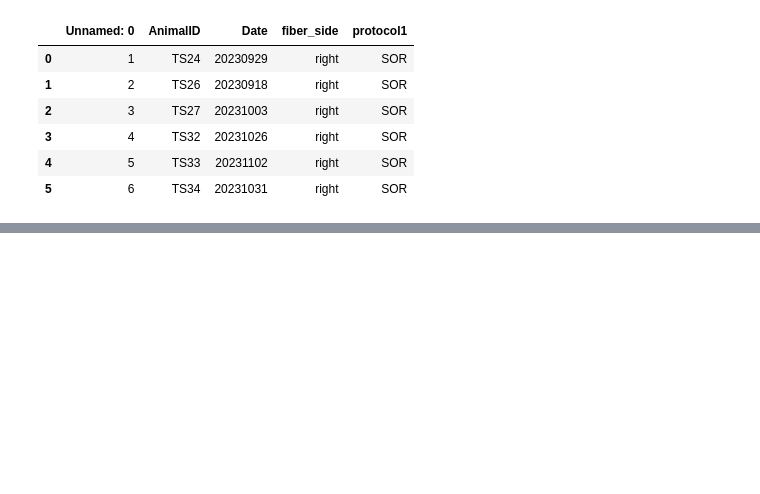
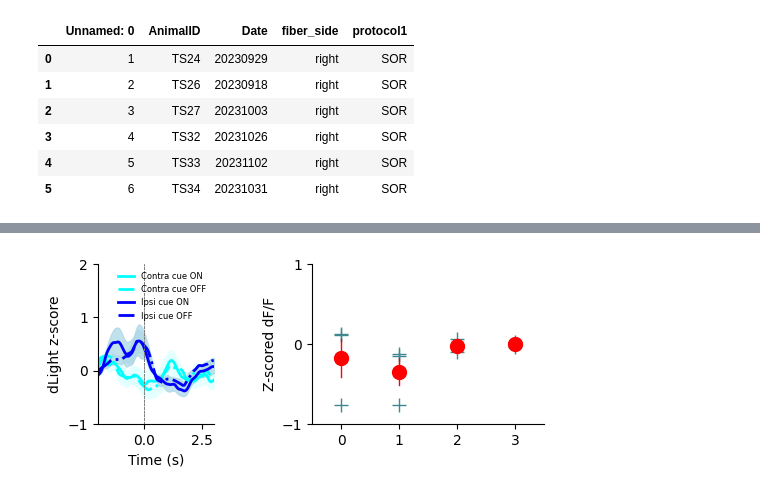
Before and after one commit to SainsburyWellcomeCentre/SJLab_APE_paper, a Jupyter notebook: docs/figures_notebooks/Figure_ED5_ST.ipynb, the cells around one changed output, grey strips where cells are left out. Saved outputs shown, nothing was run; the diff lists cells and outputs as text; code cells hidden in the pictures; blank space fills up the shorter version.

```diff
--- a/docs/figures_notebooks/Figure_ED5_ST.ipynb
+++ b/docs/figures_notebooks/Figure_ED5_ST.ipynb
@@ -165,0 +186,93 @@ Return trials: 103 cue on, 77 cue off, total cue on % : 57.22
+# %%
+all_group_data = {'SOR_return_cueON_contra': [], 'SOR_return_cueOFF_contra': [], 'SOR_return_cueON_ipsi': [], 'SOR_return_cueOFF_ipsi': []}
+
+APE_choice_peak_values = []
+return_contra_cue_on_values = []
+return_contra_cue_off_values = []
+return_ipsi_cue_on_values = []
+return_ipsi_cue_off_values = []
+
+for i, mouse in enumerate(info['AnimalID']):
+    date = str(info['Date'][i])
+    fiber_side = info['fiber_side'][i]
+    protocol = info['protocol1'][i]
+    dataset_names = []
+    nr_return_trials_cue_on = 0
+    nr_return_trials_cue_off = 0
+    CoT_trial_dataname = mouse + '_' + date + '_restructured_data.pkl'
+    CoT_photo_dataname = mouse + '_' + date + '_smoothed_signal.npy'
+    dataset_names.extend([CoT_photo_dataname,CoT_trial_dataname])
+    url = zenodo + dataset_name
+    for j, dataset_name in enumerate(dataset_names):
+        dataset_path = '../../data/' + dataset_name
+        if not exists(dataset_path):
+            print('Downloading ' + dataset_name)
+            urllib.request.urlretrieve(url, dataset_path)
+        #else:
+        #   print(dataset_name + ' already in directory')
+
+        if j == 0:
+            photometry_data = np.load(dataset_path)
+        if j == 1:
+            trial_data = pd.read_pickle(dataset_path)
+            session_traces = yj_utils.SessionData(mouse, date, fiber_side, protocol, trial_data, photometry_data)
+
+    alignements = ['choice','SOR_return_cueON_contra','SOR_return_cueOFF_contra', 'SOR_return_cueON_ipsi', 'SOR_return_cueOFF_ipsi']
+    for a, alignement in enumerate(alignements):
+        if alignement == 'choice':
+            curr_data = session_traces.choice.contra_data
+        elif alignement == 'SOR_return_cueON_contra':
+            curr_data = session_traces.SOR_return_cueON.contra_data
+        elif alignement == 'SOR_return_cueOFF_contra':
+            curr_data = session_traces.SOR_return_cueOFF.contra_data
+        elif alignement == 'SOR_return_cueON_ipsi':
+            curr_data = session_traces.SOR_return_cueON.ipsi_data
+        elif alignement == 'SOR_return_cueOFF_ipsi':
+            curr_data = session_traces.SOR_return_cueOFF.ipsi_data
+
+        curr_data_mean = decimate(curr_data.mean_trace, 10) # data aligned to start of return movement
+
+        if alignement != 'choice':
+            # all return data is aligned to the start of return movement (=side port out)
+            # to align it to the return cue instead, which happens 20ms after side port out, it needs to be shifted:
+            t1 = np.pad(curr_data_mean, (0, 20))  # pad with 20 zeros (20ms with 10Hz sampling = 200, however decimate 10 above, hence only 20 datapoints)
+            t2 = t1[20:]
+            curr_data_mean = t2
+            all_group_data[alignement].append(curr_data_mean)
+
+        curr_data_time = decimate(curr_data.time_points, 10)
+        curr_data_traces = decimate(curr_data.sorted_traces, 10)
+
+
+        if alignement == 'choice':
+            # extract how long it takes on average to the peak movement signal in a classic contra trial (center --> side port)
+            start_inx = 8000
+            APE_choice_time_range = curr_data_time[start_inx:start_inx + 8000]
+            APE_choice_peak_index = np.argmax(curr_data_mean[start_inx:start_inx + 8000])
+        # extract movement after the same time interval in the return trials:
+        amplitude = curr_data_mean[start_inx + APE_choice_peak_index]
+
+        if alignement == 'SOR_return_cueON_contra':
+            nr_return_trials_cue_on = nr_return_trials_cue_on + curr_data_traces.shape[0]
+            return_contra_cue_on_values.append(amplitude)
+        elif alignement == 'SOR_return_cueOFF_contra':
+            nr_return_trials_cue_off = nr_return_trials_cue_off + curr_data_traces.shape[0]
+            return_contra_cue_off_values.append(amplitude)
+        elif alignement == 'SOR_return_cueON_ipsi':
+            nr_return_trials_cue_on = nr_return_trials_cue_on + curr_data_traces.shape[0]
+            return_ipsi_cue_on_values.append(amplitude)
+        elif alignement == 'SOR_return_cueOFF_ipsi':
+            nr_return_trials_cue_off = nr_return_trials_cue_off + curr_data_traces.shape[0]
+            return_ipsi_cue_off_values.append(amplitude)
+
+    #print(f"Return trials: {nr_return_trials_cue_on:.0f} cue on, {nr_return_trials_cue_off:.0f} cue off, total cue on % : {(nr_return_trials_cue_on*100 / (nr_return_trials_cue_on + nr_return_trials_cue_off)):.2f}")
+
+
+figure = yj_plot.plot_ED5ST(all_group_data, curr_data_time, return_contra_cue_on_values, return_contra_cue_off_values, return_ipsi_cue_on_values, return_ipsi_cue_off_values, 'FirstCueSession')
+
+# uncomment here to save the plot
+dataset_path = '../../data/'
+plt.savefig(dataset_path + 'ED5ST_1stCueSession.png',
+            transparent=True, bbox_inches='tight')
+# %% [output]
+[figure, added]
```
Also changed, not shown: parts of 7 cells of this notebook, 4 other files.
